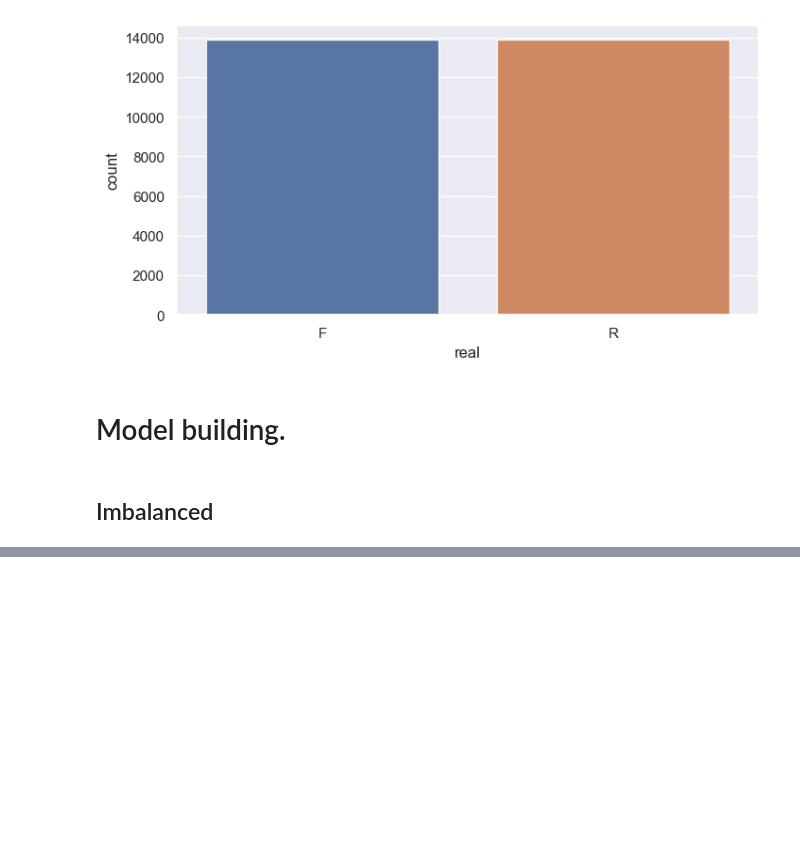
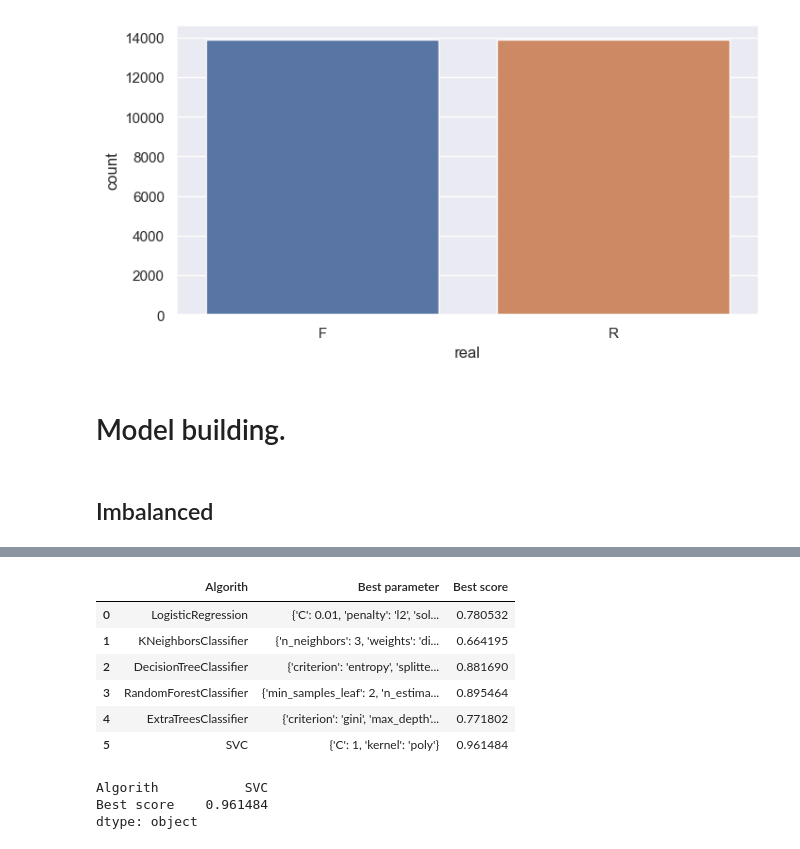
Before and after one commit to pinilDissanayaka/Fake_News_Detection, a Jupyter notebook: Notebook/Detection.ipynb, the cells around one changed output, grey strips where cells are left out. Saved outputs shown, nothing was run; the diff lists cells and outputs as text; code cells hidden in the pictures; blank space fills up the shorter version.

```diff
--- a/Notebook/Detection.ipynb
+++ b/Notebook/Detection.ipynb
@@ -417,0 +547,17 @@ RandomForestClassifier Algorithm
+# %%
+d2
+# %% [output]
+|  | Algorith | Best parameter | Best score |
+| 0 | LogisticRegression | {'C': 0.01, 'penalty': 'l2', 'sol... | 0.780532 |
+| 1 | KNeighborsClassifier | {'n_neighbors': 3, 'weights': 'di... | 0.664195 |
+| 2 | DecisionTreeClassifier | {'criterion': 'entropy', 'splitte... | 0.881690 |
+| 3 | RandomForestClassifier | {'min_samples_leaf': 2, 'n_estima... | 0.895464 |
+| 4 | ExtraTreesClassifier | {'criterion': 'gini', 'max_depth'... | 0.771802 |
+| 5 | SVC | {'C': 1, 'kernel': 'poly'} | 0.961484 |
+# %%
+d2_max = d2.max()
+d2_max
+# %% [output]
+Algorith           SVC
+Best score    0.961484
+dtype: object
```
Also changed, not shown: parts of 5 cells of this notebook.
